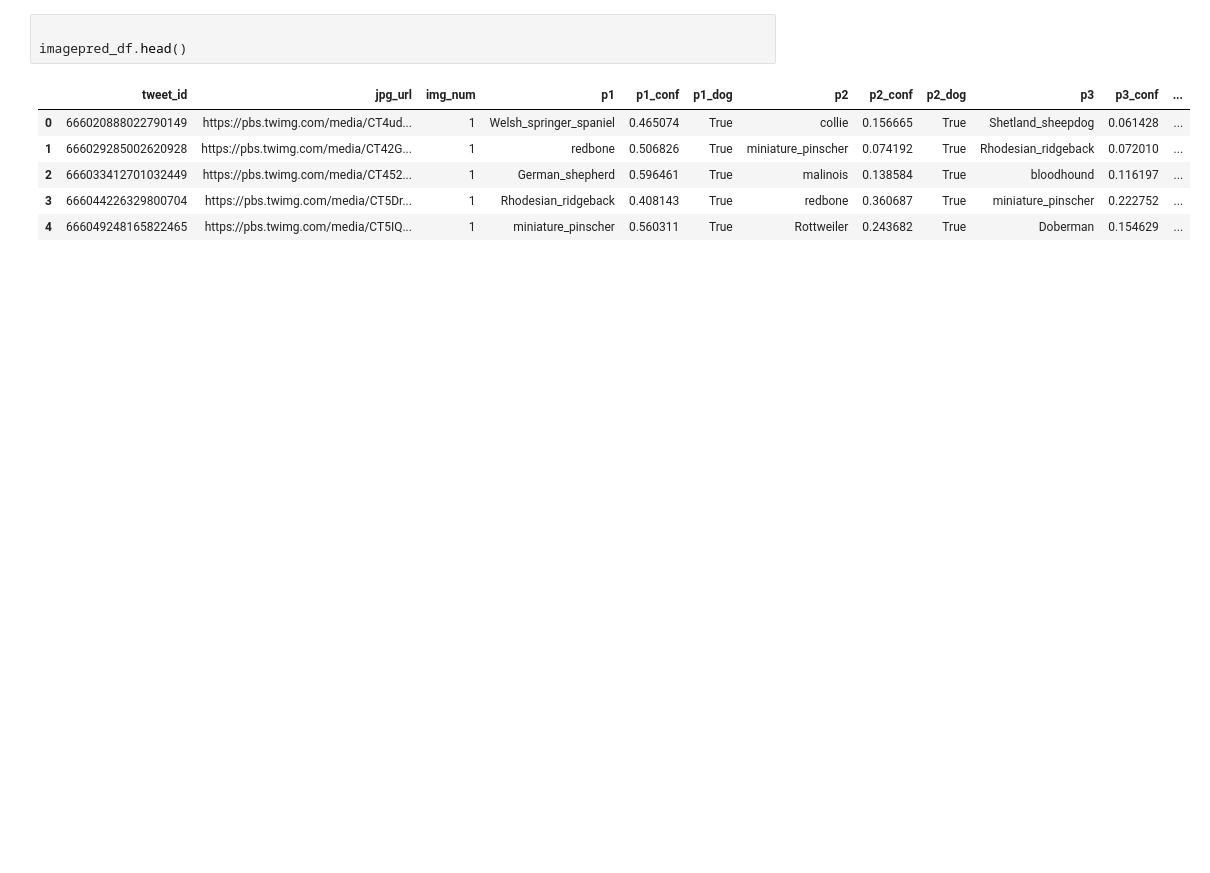
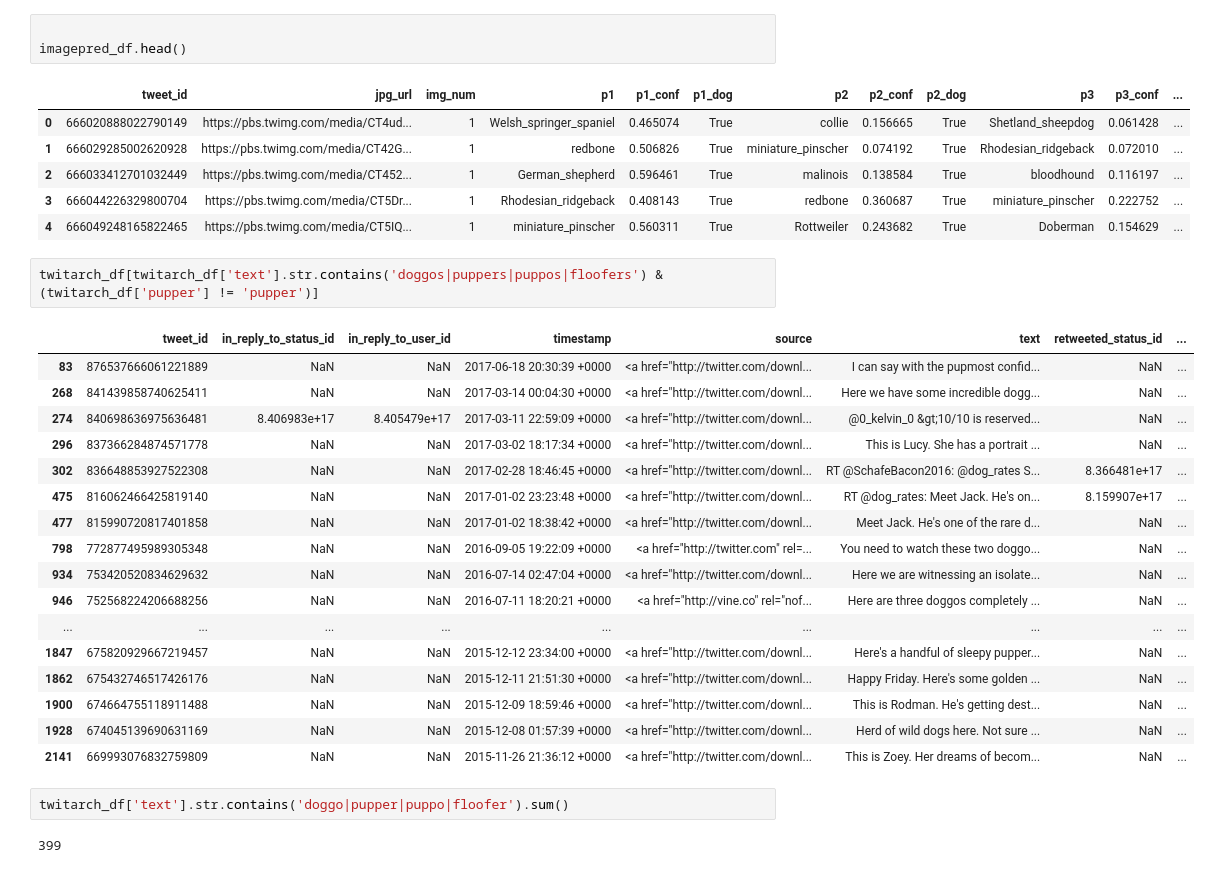
Before and after one commit to alf808/doggie-tweets, a Jupyter notebook: wrangle_act.ipynb, the cells around one changed output. Cells and saved outputs as stored; diff of their text form; blank space fills up the shorter version.

```diff
--- a/wrangle_act.ipynb
+++ b/wrangle_act.ipynb
@@ -103,3 +154,27 @@ imagepred_df.head()
 | 2 | 666033412701032449 | https://pbs.twimg.com/media/CT452... | 1 | German_shepherd | 0.596461 | True | malinois | 0.138584 | True | bloodhound | 0.116197 | ... |
 | 3 | 666044226329800704 | https://pbs.twimg.com/media/CT5Dr... | 1 | Rhodesian_ridgeback | 0.408143 | True | redbone | 0.360687 | True | miniature_pinscher | 0.222752 | ... |
 | 4 | 666049248165822465 | https://pbs.twimg.com/media/CT5IQ... | 1 | miniature_pinscher | 0.560311 | True | Rottweiler | 0.243682 | True | Doberman | 0.154629 | ... |
+# %%
+twitarch_df[twitarch_df['text'].str.contains('doggos|puppers|puppos|floofers') & (twitarch_df['pupper'] != 'pupper')]
+# %% [output]
+|  | tweet_id | in_reply_to_status_id | in_reply_to_user_id | timestamp | source | text | retweeted_status_id | ... |
+| 83 | 876537666061221889 | NaN | NaN | 2017-06-18 20:30:39 +0000 | <a href="http://twitter.com/downl... | I can say with the pupmost confid... | NaN | ... |
+| 268 | 841439858740625411 | NaN | NaN | 2017-03-14 00:04:30 +0000 | <a href="http://twitter.com/downl... | Here we have some incredible dogg... | NaN | ... |
+| 274 | 840698636975636481 | 8.406983e+17 | 8.405479e+17 | 2017-03-11 22:59:09 +0000 | <a href="http://twitter.com/downl... | @0_kelvin_0 &gt;10/10 is reserved... | NaN | ... |
+| 296 | 837366284874571778 | NaN | NaN | 2017-03-02 18:17:34 +0000 | <a href="http://twitter.com/downl... | This is Lucy. She has a portrait ... | NaN | ... |
+| 302 | 836648853927522308 | NaN | NaN | 2017-02-28 18:46:45 +0000 | <a href="http://twitter.com/downl... | RT @SchafeBacon2016: @dog_rates S... | 8.366481e+17 | ... |
+| 475 | 816062466425819140 | NaN | NaN | 2017-01-02 23:23:48 +0000 | <a href="http://twitter.com/downl... | RT @dog_rates: Meet Jack. He's on... | 8.159907e+17 | ... |
+| 477 | 815990720817401858 | NaN | NaN | 2017-01-02 18:38:42 +0000 | <a href="http://twitter.com/downl... | Meet Jack. He's one of the rare d... | NaN | ... |
+| 798 | 772877495989305348 | NaN | NaN | 2016-09-05 19:22:09 +0000 | <a href="http://twitter.com" rel=... | You need to watch these two doggo... | NaN | ... |
+| 934 | 753420520834629632 | NaN | NaN | 2016-07-14 02:47:04 +0000 | <a href="http://twitter.com/downl... | Here we are witnessing an isolate... | NaN | ... |
+| 946 | 752568224206688256 | NaN | NaN | 2016-07-11 18:20:21 +0000 | <a href="http://vine.co" rel="nof... | Here are three doggos completely ... | NaN | ... |
+| ... | ... | ... | ... | ... | ... | ... | ... | ... |
+| 1847 | 675820929667219457 | NaN | NaN | 2015-12-12 23:34:00 +0000 | <a href="http://twitter.com/downl... | Here's a handful of sleepy pupper... | NaN | ... |
+| 1862 | 675432746517426176 | NaN | NaN | 2015-12-11 21:51:30 +0000 | <a href="http://twitter.com/downl... | Happy Friday. Here's some golden ... | NaN | ... |
+| 1900 | 674664755118911488 | NaN | NaN | 2015-12-09 18:59:46 +0000 | <a href="http://twitter.com/downl... | This is Rodman. He's getting dest... | NaN | ... |
+| 1928 | 674045139690631169 | NaN | NaN | 2015-12-08 01:57:39 +0000 | <a href="http://twitter.com/downl... | Herd of wild dogs here. Not sure ... | NaN | ... |
+| 2141 | 669993076832759809 | NaN | NaN | 2015-11-26 21:36:12 +0000 | <a href="http://twitter.com/downl... | This is Zoey. Her dreams of becom... | NaN | ... |
+# %%
+twitarch_df['text'].str.contains('doggo|pupper|puppo|floofer').sum()
+# %% [output]
+399
```
Also changed, not shown: parts of 4 cells of this notebook.
